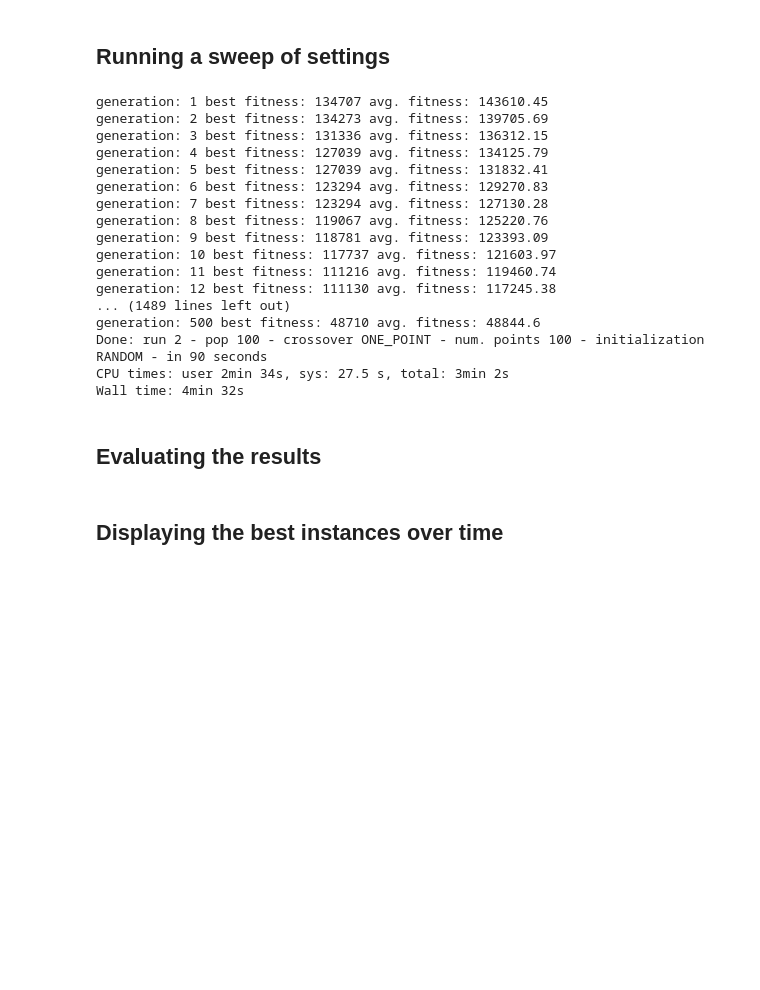
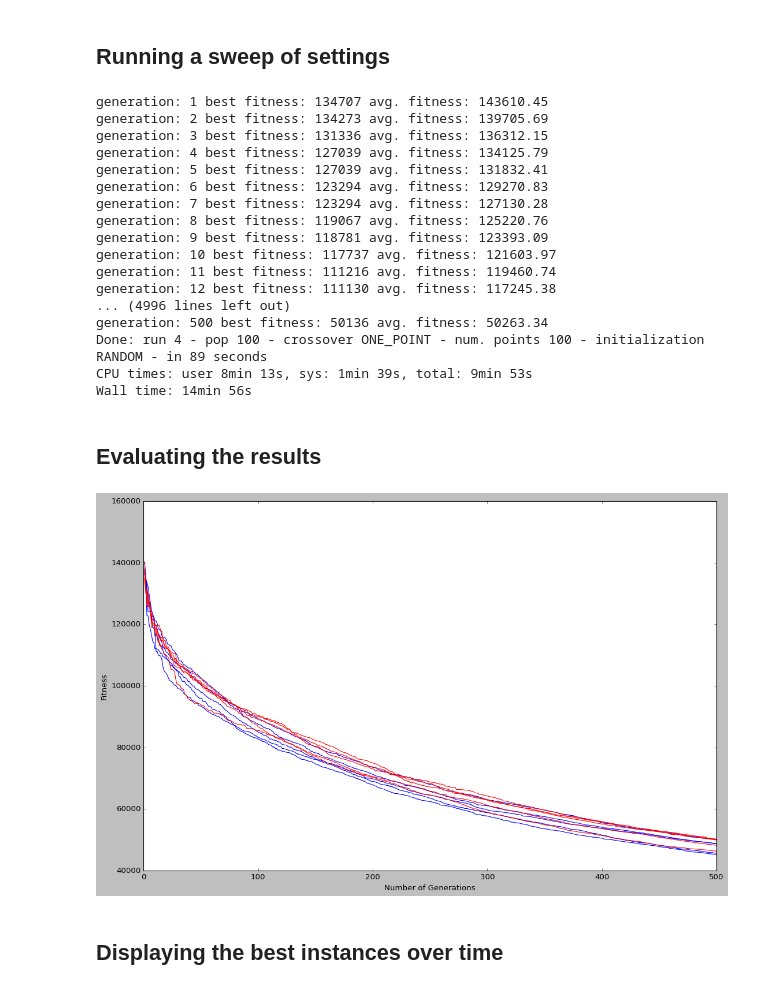
Before and after one commit to lxmampuya/Evolutionary_VanGogh, a Jupyter notebook: analysis.ipynb, the cells around one changed output. Drawn from its saved outputs; the diff is of its cells as text; code cells hidden in the pictures; blank space fills up the shorter version.

```diff
--- a/analysis.ipynb
+++ b/analysis.ipynb
@@ -85,14 +69,19 @@ Wall time: 1min 30s
 %%time
 
 generation_budget = 500
+num_runs = 5
 
 data = []
-for seed in range(3):
+data_2 = []
+for seed in range(num_runs):
     for population_size in (100,):
         for crossover_method in ("ONE_POINT",):
             for initialization in ("RANDOM",):
                 for num_points in (100,):
-                    data.extend(run_algorithm((seed, population_size, crossover_method, num_points, initialization, generation_budget)))
+                    # base case
+                    data.extend(run_algorithm((seed, population_size, crossover_method, num_points, initialization, generation_budget, 0)))
+                    # sorted case
+                    data_2.extend(run_algorithm((seed, population_size, crossover_method, num_points, initialization, generation_budget, 1)))
 # %% [output]
 generation: 1 best fitness: 134707 avg. fitness: 143610.45
 generation: 2 best fitness: 134273 avg. fitness: 139705.69
@@ -106,11 +95,11 @@ generation: 9 best fitness: 118781 avg. fitness: 123393.09
 generation: 10 best fitness: 117737 avg. fitness: 121603.97
 generation: 11 best fitness: 111216 avg. fitness: 119460.74
 generation: 12 best fitness: 111130 avg. fitness: 117245.38
-... (1489 lines left out)
-generation: 500 best fitness: 48710 avg. fitness: 48844.6
-Done: run 2 - pop 100 - crossover ONE_POINT - num. points 100 - initialization RANDOM - in 90 seconds
-CPU times: user 2min 34s, sys: 27.5 s, total: 3min 2s
-Wall time: 4min 32s
+... (4996 lines left out)
+generation: 500 best fitness: 50136 avg. fitness: 50263.34
+Done: run 4 - pop 100 - crossover ONE_POINT - num. points 100 - initialization RANDOM - in 89 seconds
+CPU times: user 8min 13s, sys: 1min 39s, total: 9min 53s
+Wall time: 14min 56s
 # %% [markdown]
 ## Evaluating the results
 # %%
@@ -121,3 +110,40 @@ df["time-elapsed"] = df["time-elapsed"].round(0)
+# %%
+fig_res, axes = plt.subplots(1, 1, figsize=(16, 10))
+for i in range(num_runs):
+    fitness = df.loc[generation_budget * i : generation_budget * (i + 1) - 1, "best-fitness"]
+    gen     = df.loc[generation_budget * i : generation_budget * (i + 1) - 1, "num-generations"]
+    #evals   = df.loc[generation_budget * i : generation_budget * (i + 1) - 1, "num-evaluations"]
+    #time    = df.loc[generation_budget * i : generation_budget * (i + 1) - 1, "time-elapsed"]
+
+    #axes[2].plot(time, fitness)
+    #axes[1].plot(evals, fitness)
+    axes.plot(gen, fitness, "b")
+    axes.set_xlabel("Number of Generations")
+    #axes[1].set_xlabel("Number of Evaluations")
+    #axes[2].set_xlabel("Elapsed time [s]")
+    axes.set_ylabel("Fitness")
+    #axes[1].set_ylabel("Fitness")
+    #axes[2].set_ylabel("Fitness")
+
+for i in range(num_runs):
+    fitness = df_2.loc[generation_budget * i : generation_budget * (i + 1) - 1, "best-fitness"]
+    gen     = df_2.loc[generation_budget * i : generation_budget * (i + 1) - 1, "num-generations"]
+    #evals   = df.loc[generation_budget * i : generation_budget * (i + 1) - 1, "num-evaluations"]
+    #time    = df.loc[generation_budget * i : generation_budget * (i + 1) - 1, "time-elapsed"]
+
+    #axes[2].plot(time, fitness)
+    #axes[1].plot(evals, fitness)
+    axes.plot(gen, fitness, "r")
+    #axes.set_xlabel("Number of Generations")
+    #axes[1].set_xlabel("Number of Evaluations")
+    #axes[2].set_xlabel("Elapsed time [s]")
+    #axes.set_ylabel("Fitness")
+    #axes[1].set_ylabel("Fitness")
+    #axes[2].set_ylabel("Fitness")
+
+plt.show()
+# %% [output]
+[figure, added]
 # %% [markdown]
 ## Displaying the best instances over time
 # %%
```
Also changed, not shown: parts of 5 cells of this notebook, 57 other files.
